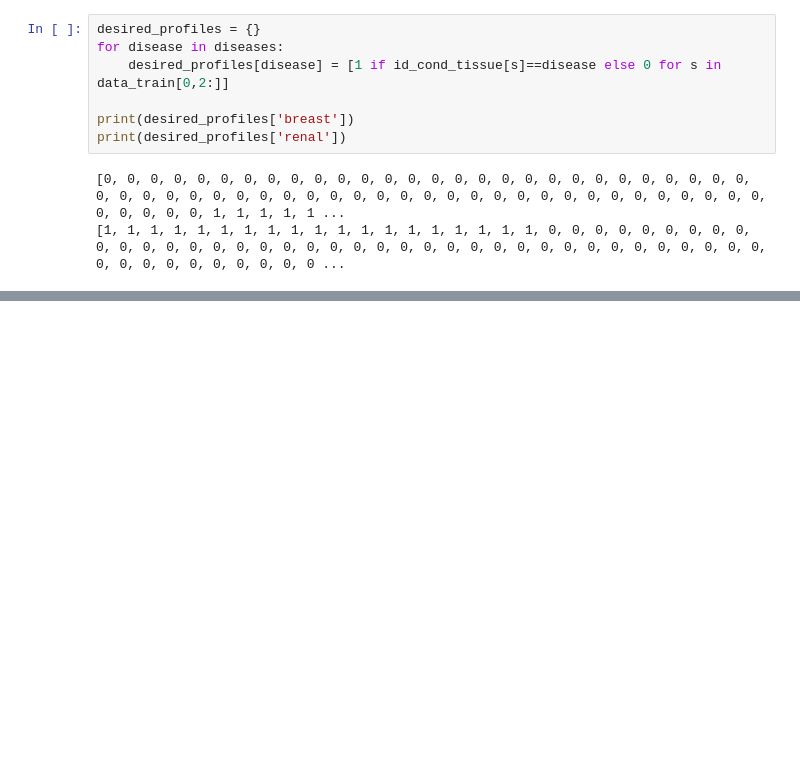
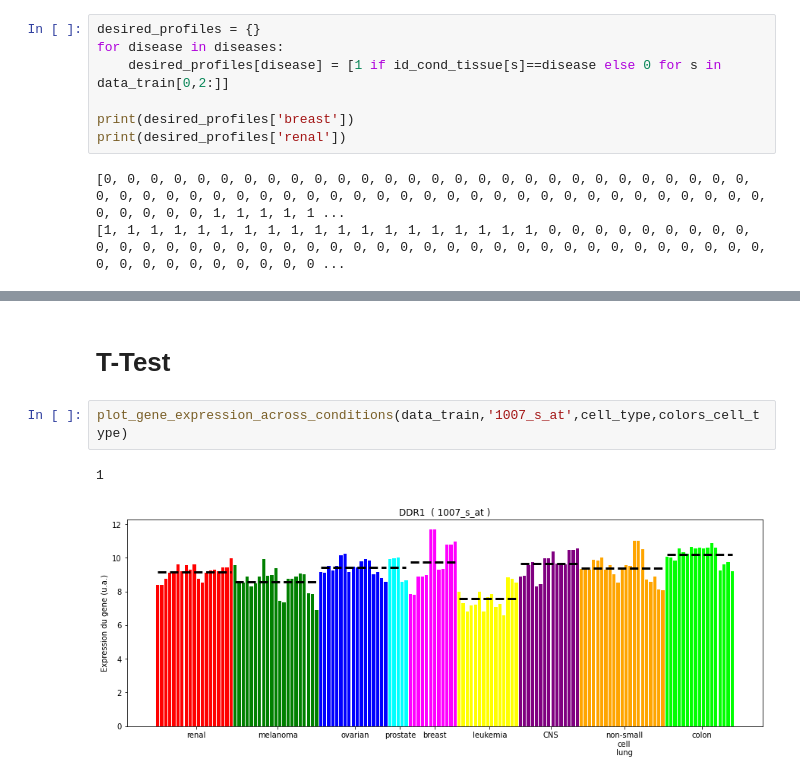
Before and after one commit to Ikewolf77/BBC_Projet, a Jupyter notebook: Projet 3.ipynb, the cells around one changed output, grey strips where cells are left out. Drawn from its saved outputs; the diff is of its cells as text; blank space fills up the shorter version.

```diff
--- a/Projet 3.ipynb
+++ b/Projet 3.ipynb
@@ -453,0 +489,7 @@ NameError: name 'stats' is not defined
+# %% [markdown]
+# T-Test
+# %%
+plot_gene_expression_across_conditions(data_train,'1007_s_at',cell_type,colors_cell_type)
+# %% [output]
+1
+[figure, added]
```
Also changed, not shown: parts of 32 cells of this notebook, 10 other files.
